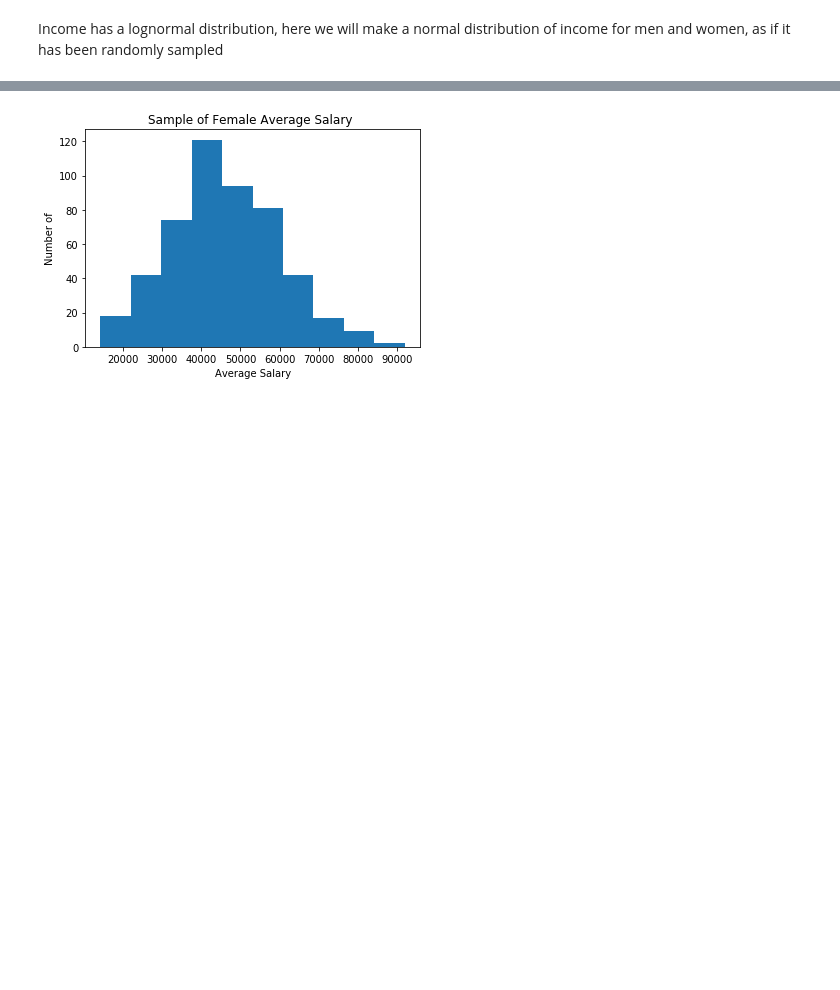
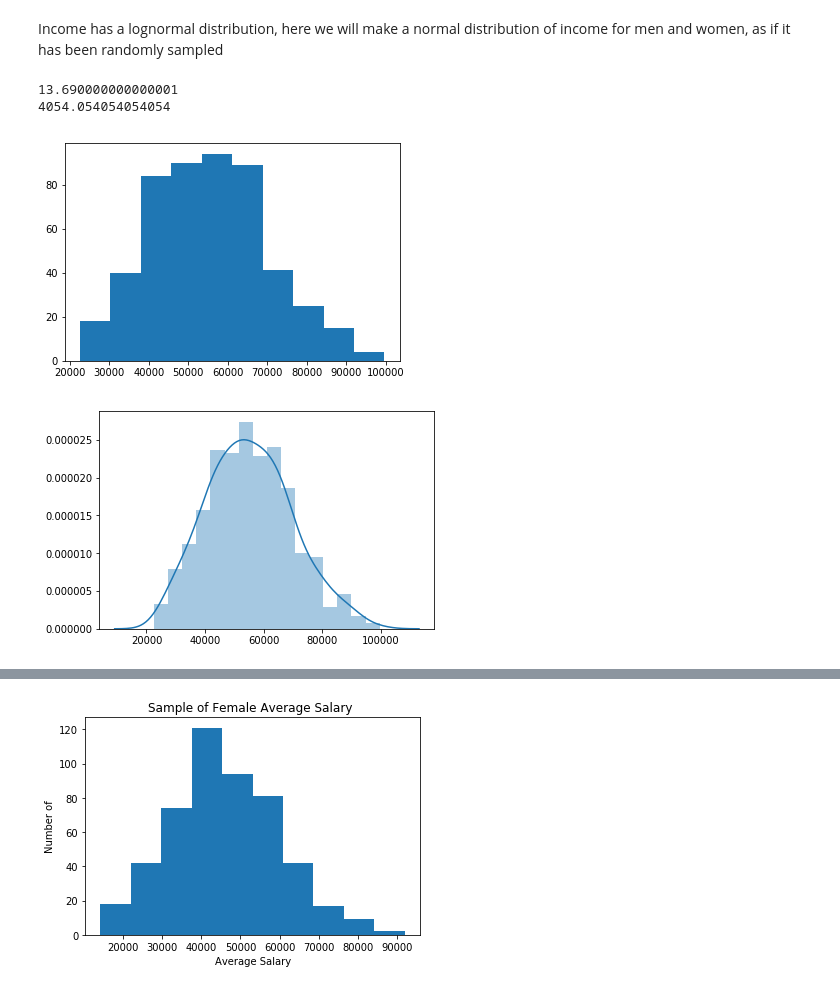
Before and after one commit to dermotkel/programming-project, a Jupyter notebook: Programming Project.ipynb, the cells around one changed output, grey strips where cells are left out. Drawn from its saved outputs; the diff is of its cells as text; code cells hidden in the pictures; blank space fills up the shorter version.

```diff
--- a/Programming Project.ipynb
+++ b/Programming Project.ipynb
@@ -117,6 +134,27 @@ https://www.morganmckinley.ie/sites/morganmckinley.ie/files/gender_pay_gap_in_ir
 SyntaxError: invalid syntax (<ipython-input-116-fe8bc3564106>, line 1)
 # %% [markdown]
 Income has a lognormal distribution, here we will make a normal distribution of income for men and women, as if it has been randomly sampled
+# %%
+SD = 15000
+mean = 55500
+
+shape = (mean/SD)**2
+
+scale = (SD**2)/mean
+print(shape)
+print(scale)
+# %% [output]
+13.690000000000001
+4054.054054054054
+# %%
+s = np.random.gamma(shape, scale, 500)
+plt.hist(s)
+plt.show()
+sns.distplot(s)
+plt.show()
+# %% [output]
+[figure, added]
+[figure, added]
 # %%
 minc  = np.random.normal(55500, 14000, 500)
 plt.hist(minc)
```
Also changed, not shown: parts of 7 cells of this notebook.
